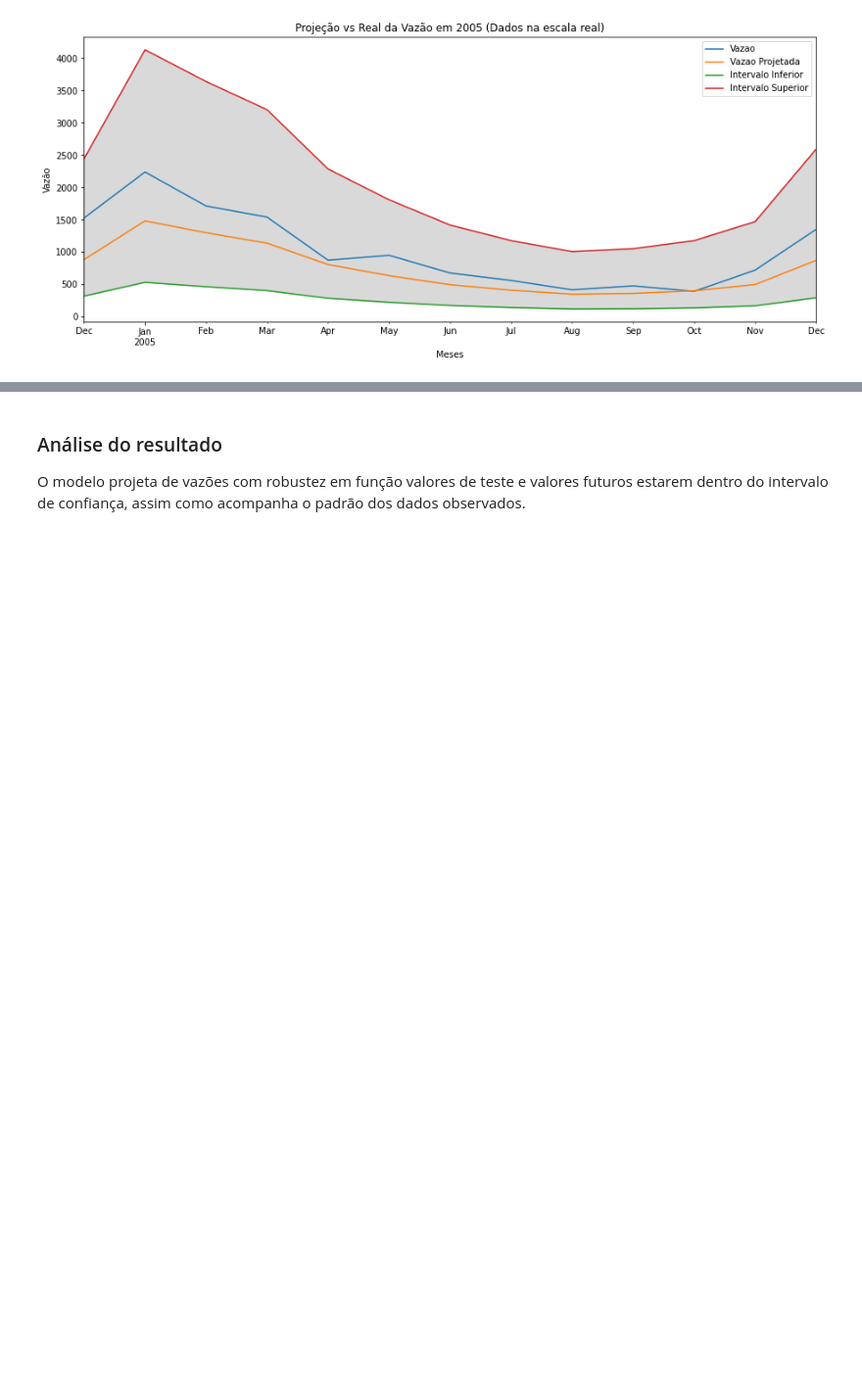
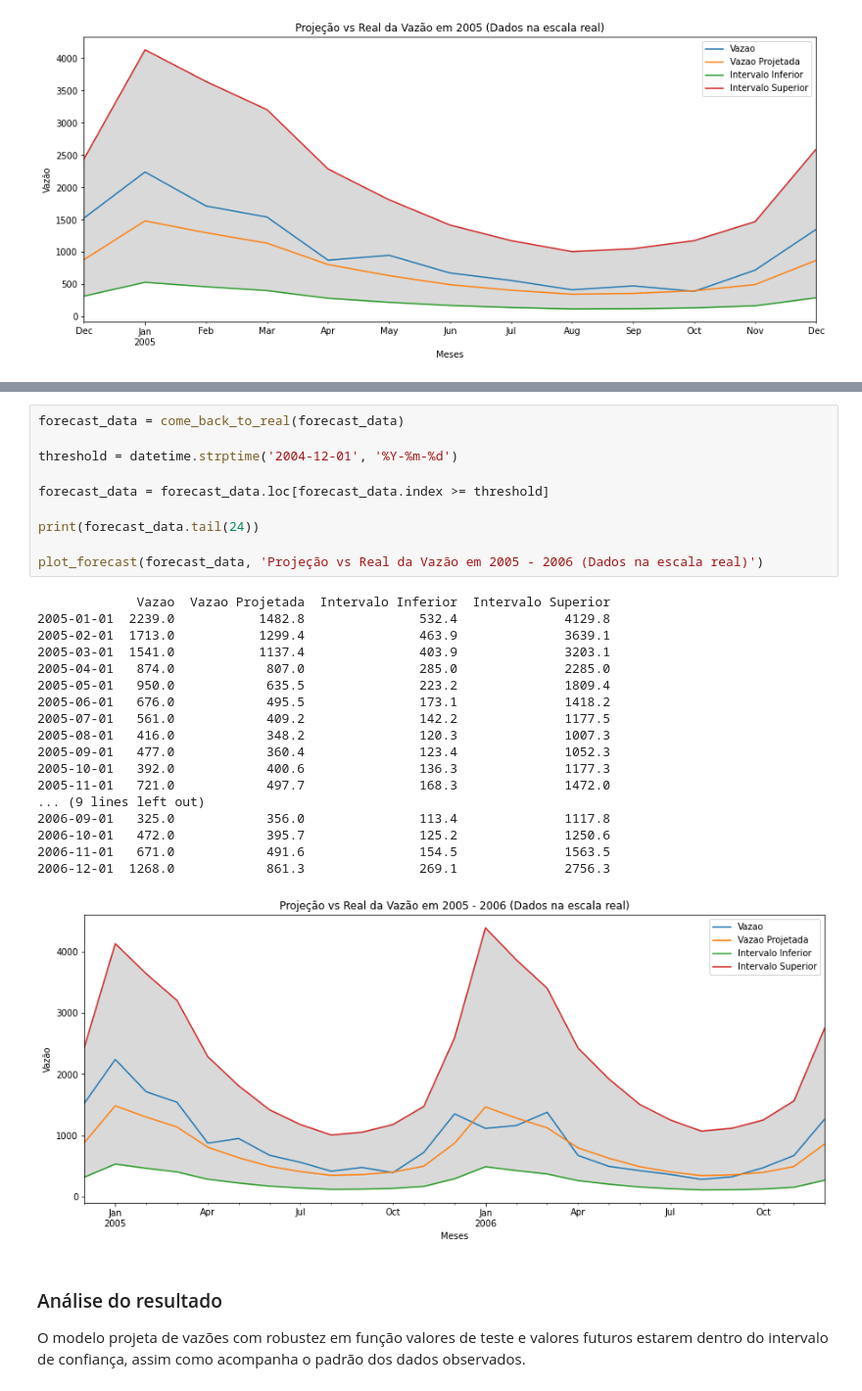
Before and after one commit to yscosta/Previsao-de-Vazoes-de-Rios, a Jupyter notebook: Previsao-de-Vazoes-de-Rios.ipynb, the cells around one changed output, grey strips where cells are left out. Shown at 98% size. Drawn from its saved outputs; the diff is of its cells as text; blank space fills up the shorter version.

```diff
--- a/Previsao-de-Vazoes-de-Rios.ipynb
+++ b/Previsao-de-Vazoes-de-Rios.ipynb
@@ -496,3 +523,32 @@ plot_forecast(forecast_data, 'Projeção vs Real da Vazão em 2005 (Dados na esc
+# %%
+forecast_data = come_back_to_real(forecast_data)
+
+threshold = datetime.strptime('2004-12-01', '%Y-%m-%d')
+
+forecast_data = forecast_data.loc[forecast_data.index >= threshold]
+
+print(forecast_data.tail(24))
+
+plot_forecast(forecast_data, 'Projeção vs Real da Vazão em 2005 - 2006 (Dados na escala real)')
+# %% [output]
+             Vazao  Vazao Projetada  Intervalo Inferior  Intervalo Superior
+2005-01-01  2239.0           1482.8               532.4              4129.8
+2005-02-01  1713.0           1299.4               463.9              3639.1
+2005-03-01  1541.0           1137.4               403.9              3203.1
+2005-04-01   874.0            807.0               285.0              2285.0
+2005-05-01   950.0            635.5               223.2              1809.4
+2005-06-01   676.0            495.5               173.1              1418.2
+2005-07-01   561.0            409.2               142.2              1177.5
+2005-08-01   416.0            348.2               120.3              1007.3
+2005-09-01   477.0            360.4               123.4              1052.3
+2005-10-01   392.0            400.6               136.3              1177.3
+2005-11-01   721.0            497.7               168.3              1472.0
+... (9 lines left out)
+2006-09-01   325.0            356.0               113.4              1117.8
+2006-10-01   472.0            395.7               125.2              1250.6
+2006-11-01   671.0            491.6               154.5              1563.5
+2006-12-01  1268.0            861.3               269.1              2756.3
+[figure, added]
 # %% [markdown]
 ### Análise do resultado
 O modelo projeta de vazões com robustez em função valores de teste e valores futuros estarem dentro do intervalo de confiança, assim como acompanha o padrão dos dados observados.
```
Also changed, not shown: parts of 12 cells of this notebook, 2 other files.
